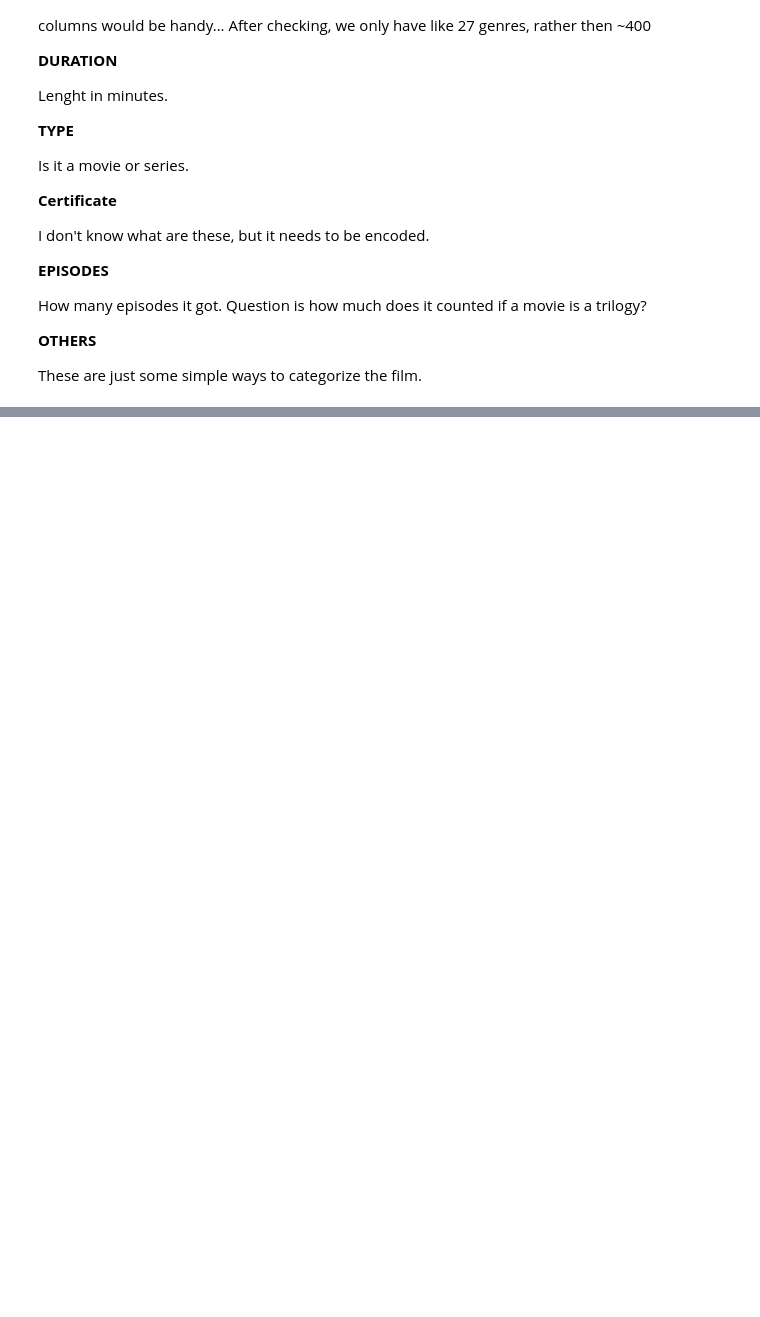
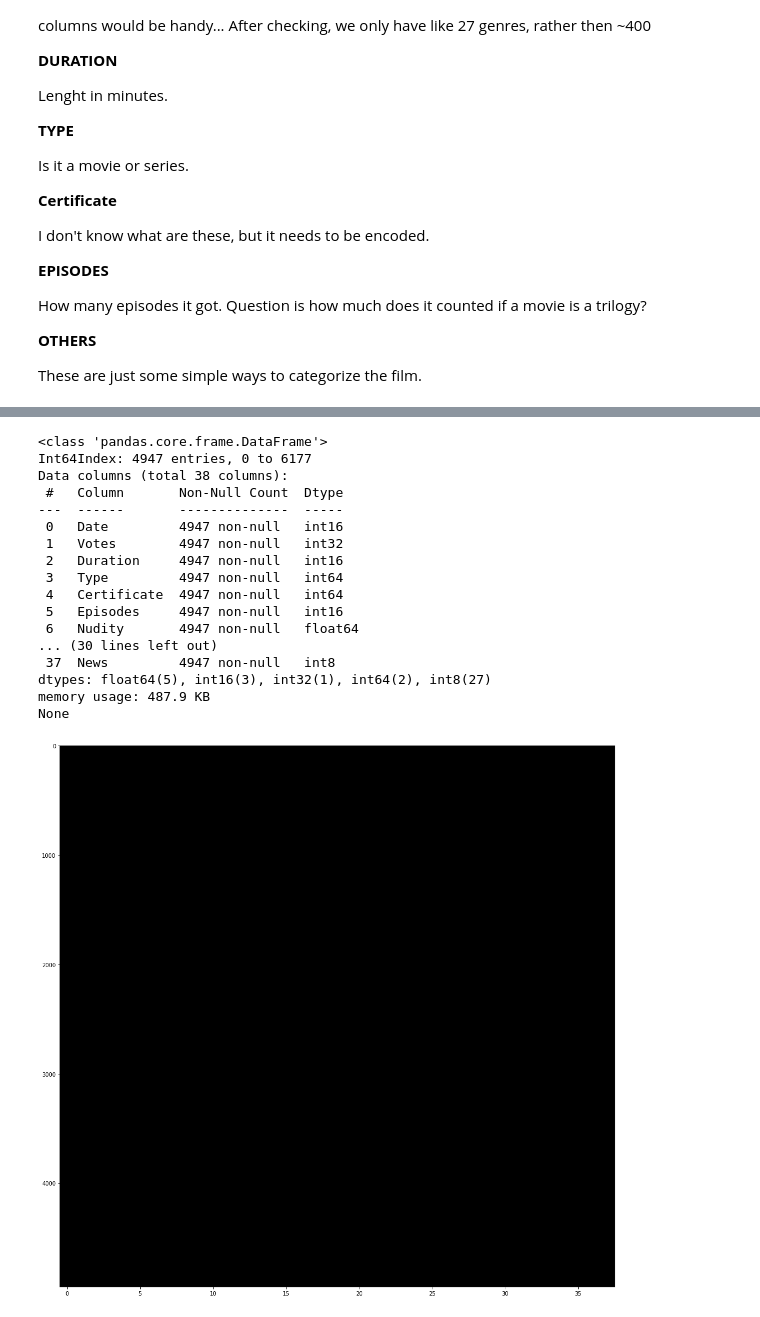
Before and after one commit to AdamGTaylor/DataMining_2021, a Jupyter notebook: project/prject.ipynb, the cells around one changed output, grey strips where cells are left out. Cells and saved outputs as stored; diff of their text form; code cells hidden in the pictures; blank space fills up the shorter version.

Commit message:
2021/12/05: proj:data cleansing done!

```diff
--- a/project/prject.ipynb
+++ b/project/prject.ipynb
@@ -21,12 +21,17 @@ data0 = pd.read_csv("data/imdb.csv",
                     delimiter=',',
                    #na_values=['None']
                    )
+
+
 data0_m = pd.read_csv("data/imdb.csv",
                      delimiter=',',
                      #na_values=['None']
                      )
-data0 = data0.drop(data0.index.values[(data0['Rate'] == 'No Rate')])
-data0_m = data0_m.drop(data0_m.index.values[(data0_m['Rate'] == 'No Rate')])
+
+print(data0_m.info())
+
+data0 = data0.drop(data0.index.values[(data0['Rate'] == 'No Rate')],axis=0)
+data0_m = data0_m.drop(data0_m.index.values[(data0_m['Rate'] == 'No Rate')], axis=0)
 
 print(sum(data0_m['Duration'] == 'None'))
 print(sum(data0_m['Certificate'] == 'None'))
@@ -44,7 +49,7 @@ data0_m['Certificate'] = data0_m['Certificate'].replace('Not Rated', np.nan)
 data0_m['Certificate'] = data0_m['Certificate'].replace('Passed', 'Approved')
 
 #replacing stuff
-data0_m['Episodes'] = data0_m['Episodes'].replace('-', '1')
+data0_m['Episodes'] = data0_m['Episodes'].replace('-', '1 ')
 
 """
 TV-Y: Designed to be appropriate for all children
@@ -98,6 +103,7 @@ certs = np.array(['PG-13',    # X
 
 data0_m['Certificate'] = data0_m['Certificate'].replace(['Approved', 'E'], ['G', 'G'])
 data0_m['Certificate'] = data0_m['Certificate'].replace(['TV-G', 'G'], ['G', 'G'])
+data0_m['Certificate'] = data0_m['Certificate'].replace(['M/PG', 'M'], ['M', 'M'])
 data0_m['Certificate'] = data0_m['Certificate'].replace(['TV-PG', 'PG', 'GP'], ['PG', 'PG', 'PG'])
 data0_m['Certificate'] = data0_m['Certificate'].replace(['R', 'TV-MA', 'NC-17', 'X'], ['R', 'R', 'R', 'R'])
 data0_m['Certificate'] = data0_m['Certificate'].replace('TV-G', 'G')
@@ -109,9 +115,5 @@ fig,ax = plt.subplots(1,1,figsize=(18,18))
 ax.imshow(data0_m.isna(), aspect='auto',interpolation='none',cmap="gray")
 plt.show()
 
-#dropping nans!
-data0 = data0.dropna()
-data0_m = data0_m.dropna()
-
 print(data0_m.info())
 # %% [output]
@@ -268,3 +318,25 @@ memory usage: 1011.2+ KB
 # %%
-#for i in pd.unique(genres):
-#    print(i, "\n\t", np.unique(data0_m[i], return_counts=True) )
+print(data0_m.info())
+
+fig,ax = plt.subplots(1,1,figsize=(18,18))
+ax.imshow(data0_m.isna(), aspect='auto',interpolation='none',cmap="gray")
+plt.show()
+# %% [output]
+<class 'pandas.core.frame.DataFrame'>
+Int64Index: 4947 entries, 0 to 6177
+Data columns (total 38 columns):
+ #   Column       Non-Null Count  Dtype
+---  ------       --------------  -----
+ 0   Date         4947 non-null   int16
+ 1   Votes        4947 non-null   int32
+ 2   Duration     4947 non-null   int16
+ 3   Type         4947 non-null   int64
+ 4   Certificate  4947 non-null   int64
+ 5   Episodes     4947 non-null   int16
+ 6   Nudity       4947 non-null   float64
+... (30 lines left out)
+ 37  News         4947 non-null   int8
+dtypes: float64(5), int16(3), int32(1), int64(2), int8(27)
+memory usage: 487.9 KB
+None
+[figure, added]
```
Also changed, not shown: parts of 5 cells of this notebook, 1 other file.
